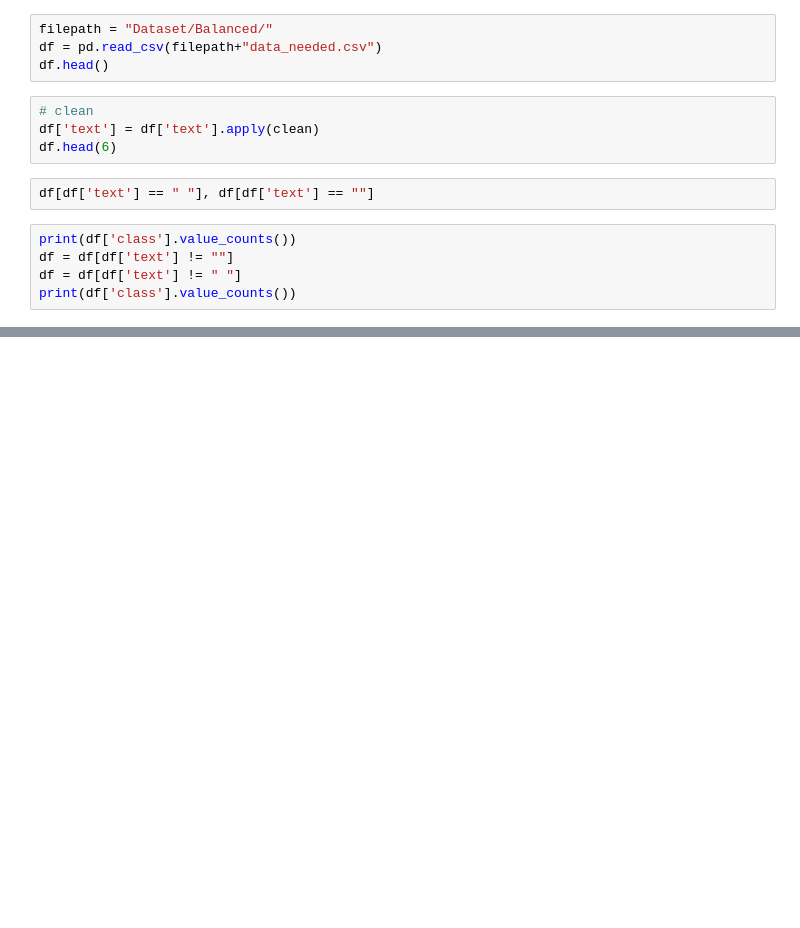
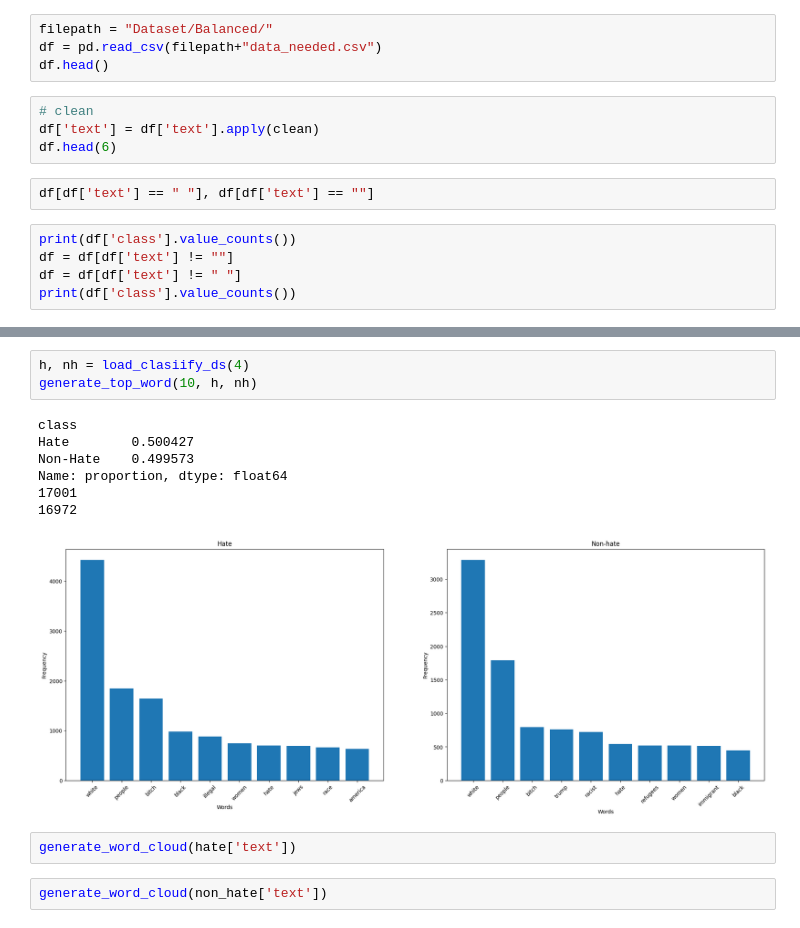
Before and after one commit to yclee98/Hate-speech-detection, a Jupyter notebook: new_dataset.ipynb, the cells around one changed output, grey strips where cells are left out. Saved outputs shown, nothing was run; the diff lists cells and outputs as text; blank space fills up the shorter version.

```diff
--- a/new_dataset.ipynb
+++ b/new_dataset.ipynb
@@ -282,0 +399,15 @@ df.to_csv(filepath+filename, index=False)
+# %%
+h, nh = load_clasiify_ds(4)
+generate_top_word(10, h, nh)
+# %% [output]
+class
+Hate        0.500427
+Non-Hate    0.499573
+Name: proportion, dtype: float64
+17001
+16972
+[figure, added]
+# %%
+generate_word_cloud(hate['text'])
+# %%
+generate_word_cloud(non_hate['text'])
```
Also changed, not shown: parts of 10 cells of this notebook, 8 other files.
